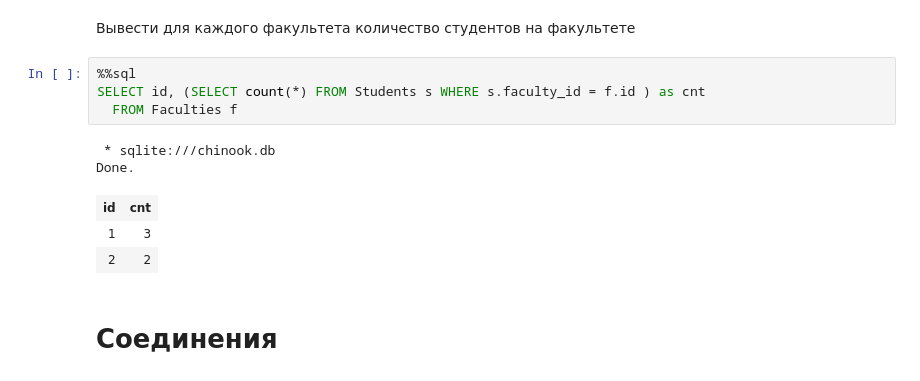
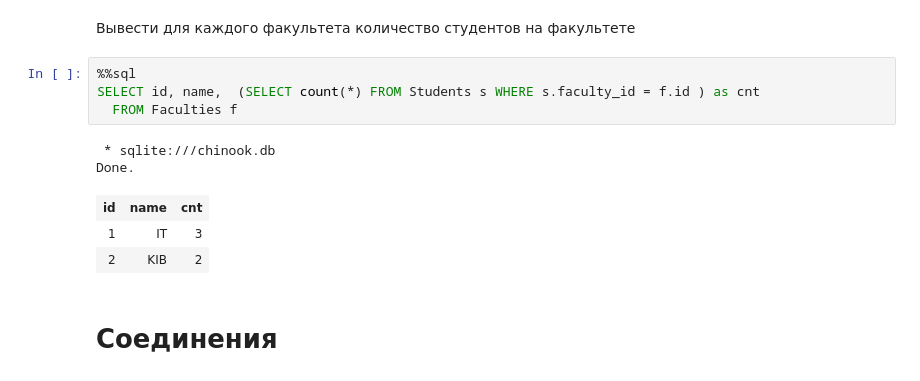
Before and after one commit to nikb-de/Databases_Autumn_2020, a Jupyter notebook: Week2/Practice 2.ipynb, the cells around one changed output. Cells and saved outputs as stored; diff of their text form.

```diff
--- a/Week2/Practice 2.ipynb
+++ b/Week2/Practice 2.ipynb
@@ -496,14 +615,14 @@ Done.
 Вывести для каждого факультета количество студентов на факультете
 # %%
 %%sql
-SELECT id, (SELECT count(*) FROM Students s WHERE s.faculty_id = f.id ) as cnt
+SELECT id, name,  (SELECT count(*) FROM Students s WHERE s.faculty_id = f.id ) as cnt
   FROM Faculties f
 # %% [output]
  * sqlite:///chinook.db
 Done.
-| id | cnt |
-| 1 | 3 |
-| 2 | 2 |
+| id | name | cnt |
+| 1 | IT | 3 |
+| 2 | KIB | 2 |
 # %% [markdown]
 # Соединения
 # %%
```
Also changed, not shown: parts of 20 cells of this notebook, 4 other files.
